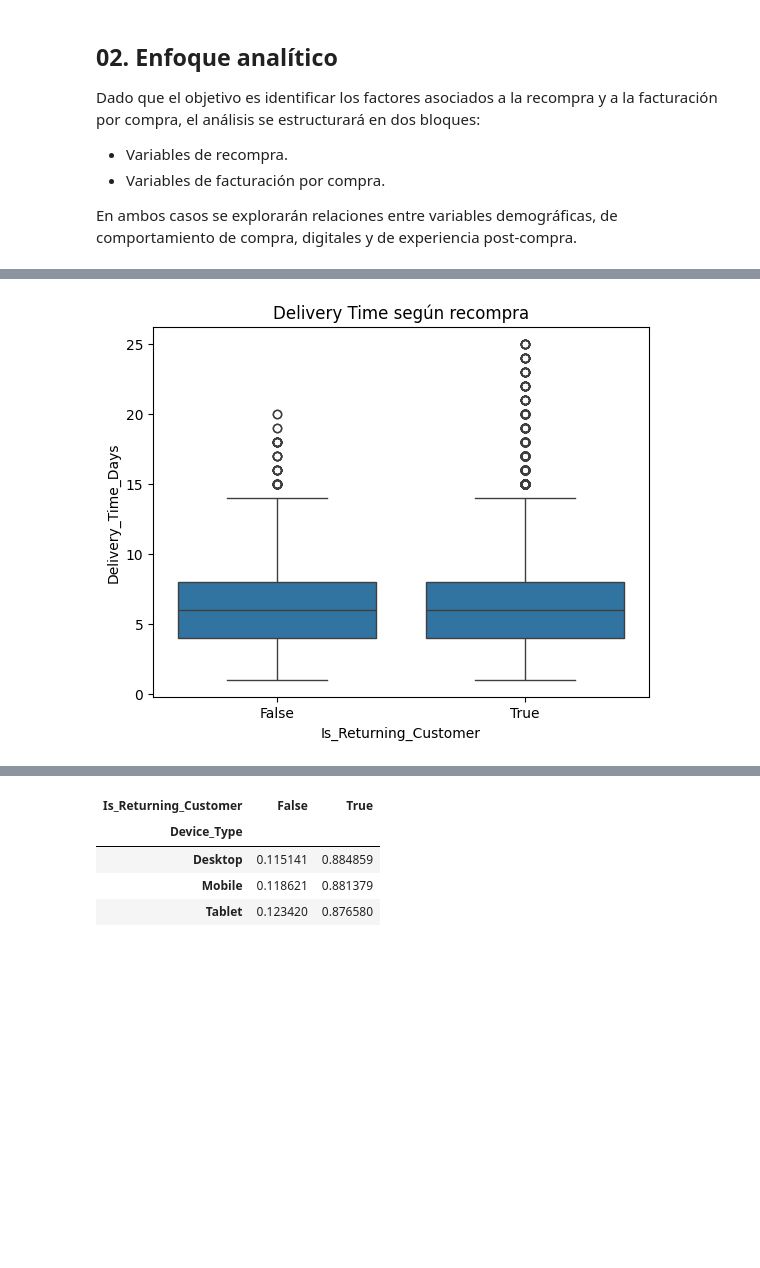
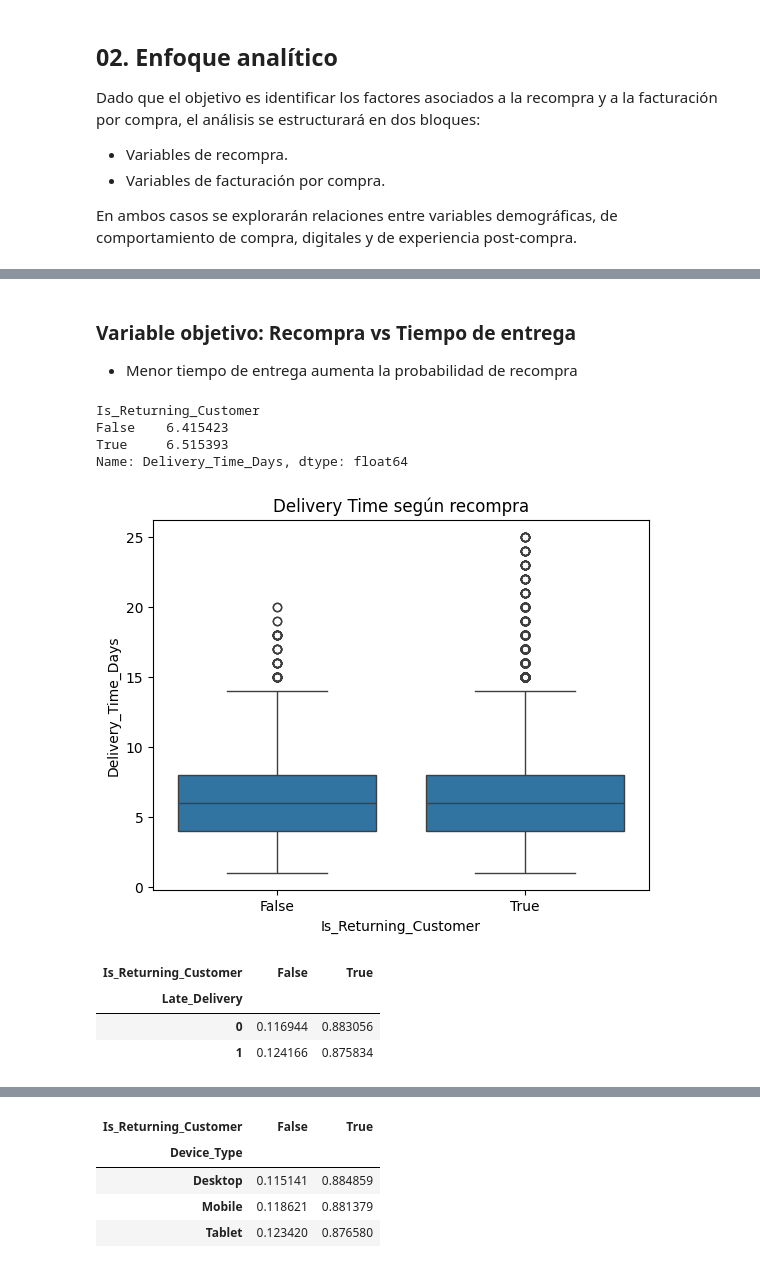
Before and after one commit to joseurquiza88/Proyecto-Data-Analytics, a Jupyter notebook: E-Commerce Business Analysis/02_E-Commerce Business Analysis.ipynb, the cells around one changed output, grey strips where cells are left out. Saved outputs shown, nothing was run; the diff lists cells and outputs as text; code cells hidden in the pictures; blank space fills up the shorter version.

Commit message:
Modelado recompra

```diff
--- a/E-Commerce Business Analysis/02_E-Commerce Business Analysis.ipynb
+++ b/E-Commerce Business Analysis/02_E-Commerce Business Analysis.ipynb
@@ -91,8 +105,25 @@ plt.show()
+# %% [markdown]
+### Variable objetivo: Recompra vs Tiempo de entrega
+- Menor tiempo de entrega aumenta la probabilidad de recompra
 # %%
-df.groupby("Is_Returning_Customer")["Delivery_Time_Days"].mean()
+print(df.groupby("Is_Returning_Customer")["Delivery_Time_Days"].mean())
 
 sns.boxplot(x="Is_Returning_Customer", y="Delivery_Time_Days", data=df)
 plt.title("Delivery Time según recompra")
 plt.show()
 # %% [output]
+Is_Returning_Customer
+False    6.415423
+True     6.515393
+Name: Delivery_Time_Days, dtype: float64
 [figure]
+# %%
+# Los tiempos extremos afectan la recompra?
+df["Late_Delivery"] = (df["Delivery_Time_Days"] > 10).astype(int)
+
+pd.crosstab(df["Late_Delivery"], df["Is_Returning_Customer"], normalize="index")
+# %% [output]
+| Is_Returning_Customer | False | True |
+| Late_Delivery |  |  |
+| 0 | 0.116944 | 0.883056 |
+| 1 | 0.124166 | 0.875834 |
```
Also changed, not shown: parts of 29 cells of this notebook.
